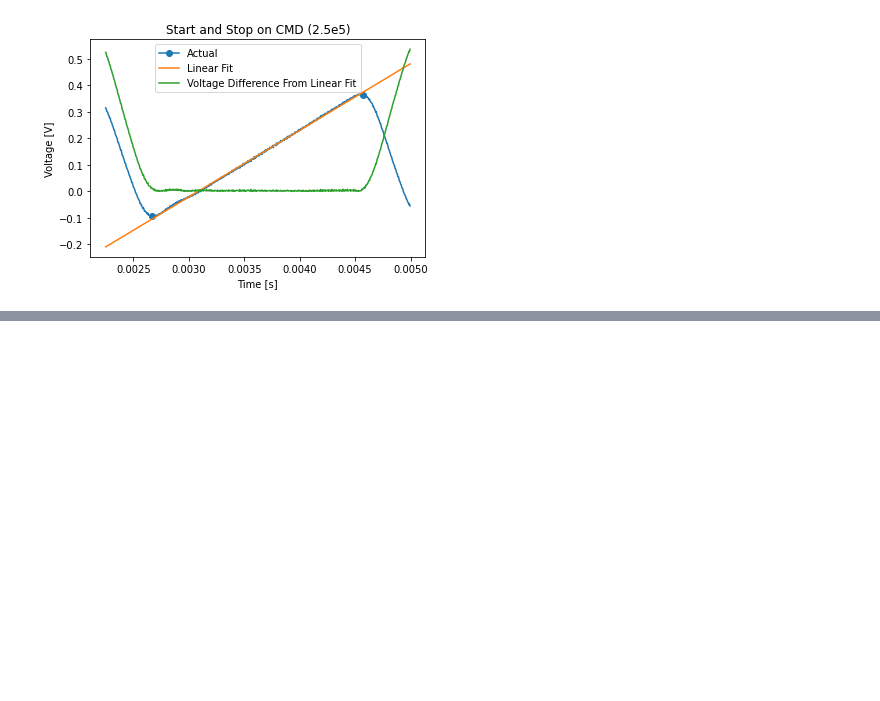
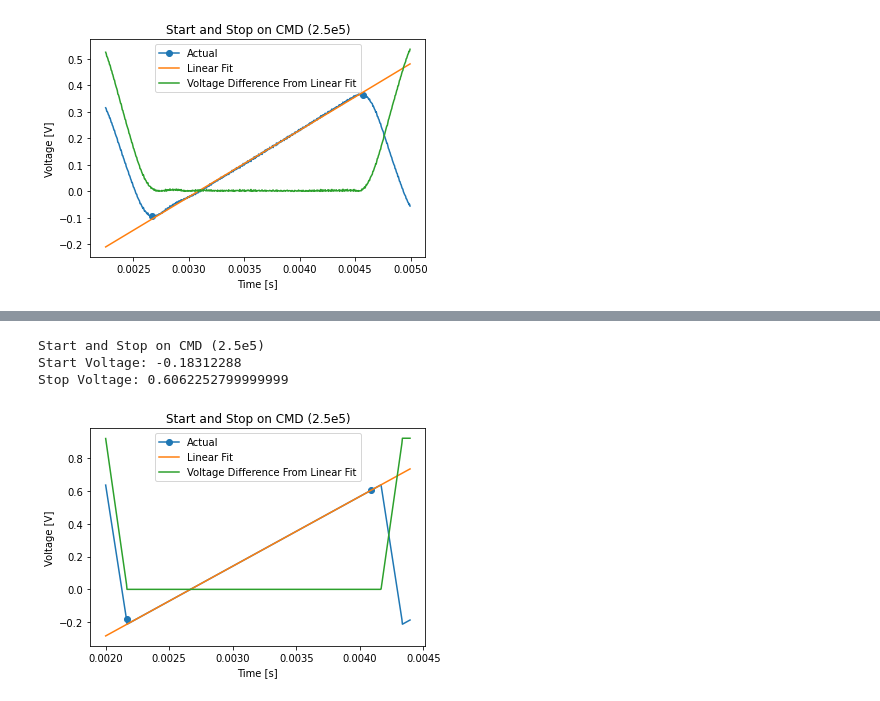
Before and after one commit to jas-priatna/scanner-calibration, a Jupyter notebook: scanner_calibration.ipynb, the cells around one changed output, grey strips where cells are left out. Cells and saved outputs as stored; diff of their text form; code cells hidden in the pictures; blank space fills up the shorter version.

```diff
--- a/scanner_calibration.ipynb
+++ b/scanner_calibration.ipynb
@@ -1174,2 +1184,7 @@ Stop Voltage: 0.3637423530237724
 # %%
-x_2e5_05, old_y_2e5_05, new_y_2e5_05, ystart_2e5_05, yend_2e5_05 = new_line_regression(t_2e5_05, pos_2e5_05, 575, 800, new_start=450, new_end=1000, title="Start and Stop on CMD (2.5e5)")
+x_2_5e5_05, old_y_2_5e5_05, new_y_2_5e5_05, ystart_2_5e5_05, yend_2_5e5_05 = new_line_regression(t_2_5e5_05, cmd_2_5e5_05, 600, 1000, new_start=500, new_end=1100, title="Start and Stop on CMD (2.5e5)")
+# %% [output]
+Start and Stop on CMD (2.5e5)
+Start Voltage: -0.18312288
+Stop Voltage: 0.6062252799999999
+[figure, added]
```
Also changed, not shown: parts of 13 cells of this notebook.
